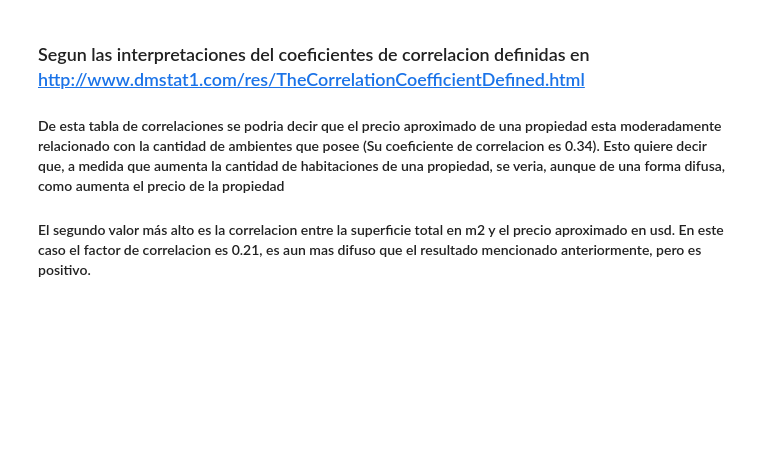
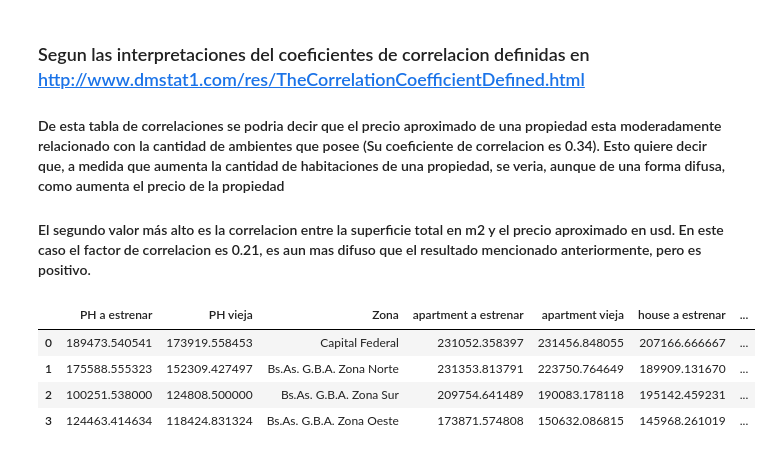
Before and after one commit to yussefomar/tp1OrganizacionComputador, a Jupyter notebook: AnalisisDistanciaSubte.ipynb, the cells around one changed output. Cells and saved outputs as stored; diff of their text form; code cells hidden in the pictures; blank space fills up the shorter version.

```diff
--- a/AnalisisDistanciaSubte.ipynb
+++ b/AnalisisDistanciaSubte.ipynb
@@ -179,0 +187,6 @@ df.corr()
+# %%
+titleAEstrenar = props_sup_precio_similar["title"].str.contains("a estrenar").fillna(False)
+descAEstrenar = props_sup_precio_similar["description"].str.contains("a estrenar").fillna(False)
+extraAEstrenar = props_sup_precio_similar["extra"].str.contains("a estrenar").fillna(False)
+# %%
+propsAEstrenar = props_sup_precio_similar[titleAEstrenar | descAEstrenar | extraAEstrenar]
@@ -179,0 +214,9 @@ df.corr()
+# %%
+antiguedadPropsdf = pd.DataFrame(data_antiguedad_props)
+antiguedadPropsdf
+# %% [output]
+|  | PH a estrenar | PH vieja | Zona | apartment a estrenar | apartment vieja | house a estrenar | ... |
+| 0 | 189473.540541 | 173919.558453 | Capital Federal | 231052.358397 | 231456.848055 | 207166.666667 | ... |
+| 1 | 175588.555323 | 152309.427497 | Bs.As. G.B.A. Zona Norte | 231353.813791 | 223750.764649 | 189909.131670 | ... |
+| 2 | 100251.538000 | 124808.500000 | Bs.As. G.B.A. Zona Sur | 209754.641489 | 190083.178118 | 195142.459231 | ... |
+| 3 | 124463.414634 | 118424.831324 | Bs.As. G.B.A. Zona Oeste | 173871.574808 | 150632.086815 | 145968.261019 | ... |
```
Also changed, not shown: parts of 16 cells of this notebook.
